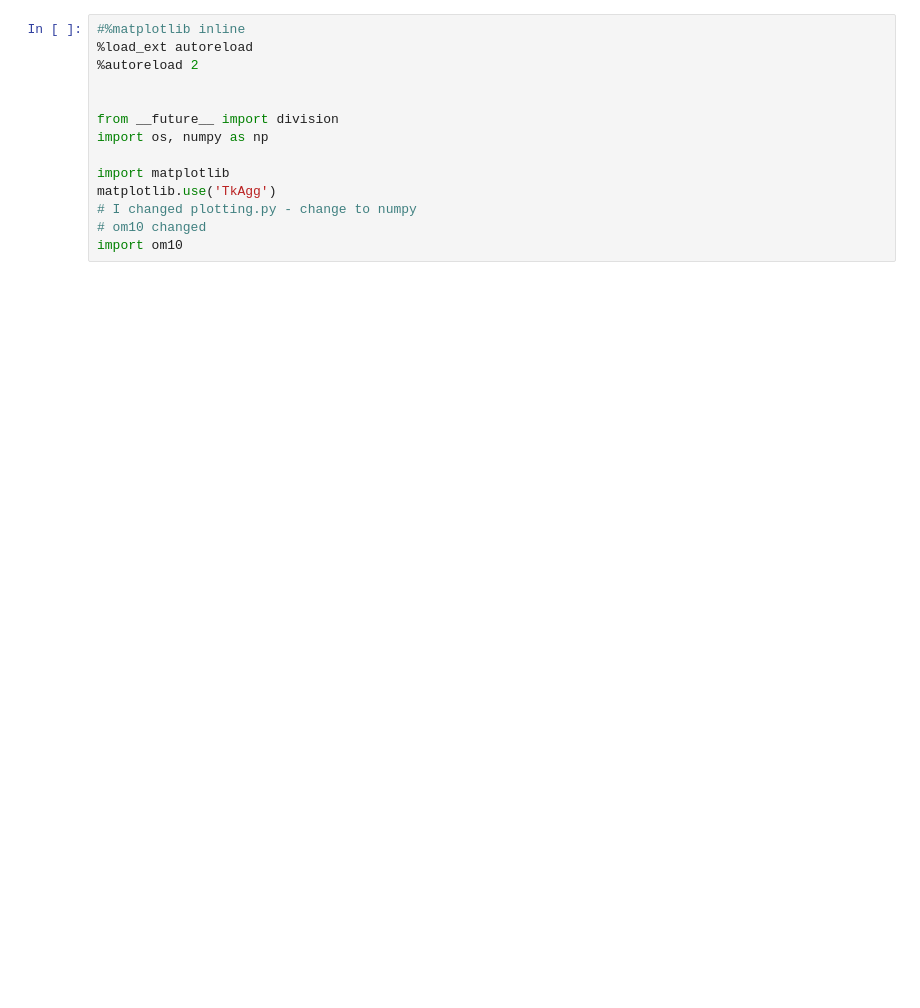
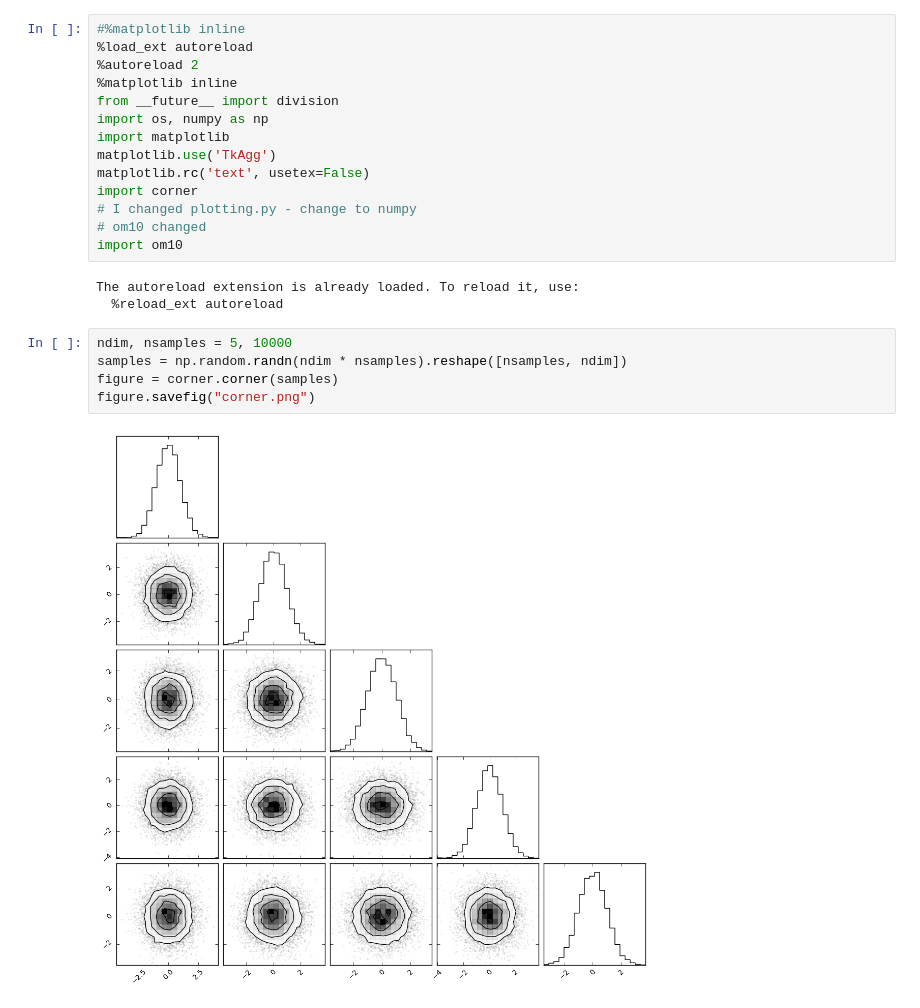
Before and after one commit to drphilmarshall/OM10, a Jupyter notebook: notebooks/Task2_Real.ipynb, the cells around one changed output. Cells and saved outputs as stored; diff of their text form; blank space fills up the shorter version.

Commit message:
corner nosetests failing solved - reinstalled from git

```diff
--- a/notebooks/Task2_Real.ipynb
+++ b/notebooks/Task2_Real.ipynb
@@ -2,13 +2,23 @@
 #%matplotlib inline
 %load_ext autoreload
 %autoreload 2
-
-
+%matplotlib inline
 from __future__ import division
 import os, numpy as np
-
 import matplotlib
 matplotlib.use('TkAgg')
+matplotlib.rc('text', usetex=False)
+import corner
 # I changed plotting.py - change to numpy
 # om10 changed
 import om10
+# %% [output]
+The autoreload extension is already loaded. To reload it, use:
+  %reload_ext autoreload
+# %%
+ndim, nsamples = 5, 10000
+samples = np.random.randn(ndim * nsamples).reshape([nsamples, ndim])
+figure = corner.corner(samples)
+figure.savefig("corner.png")
+# %% [output]
+[figure, added]
```
Also changed, not shown: parts of 9 cells of this notebook.
